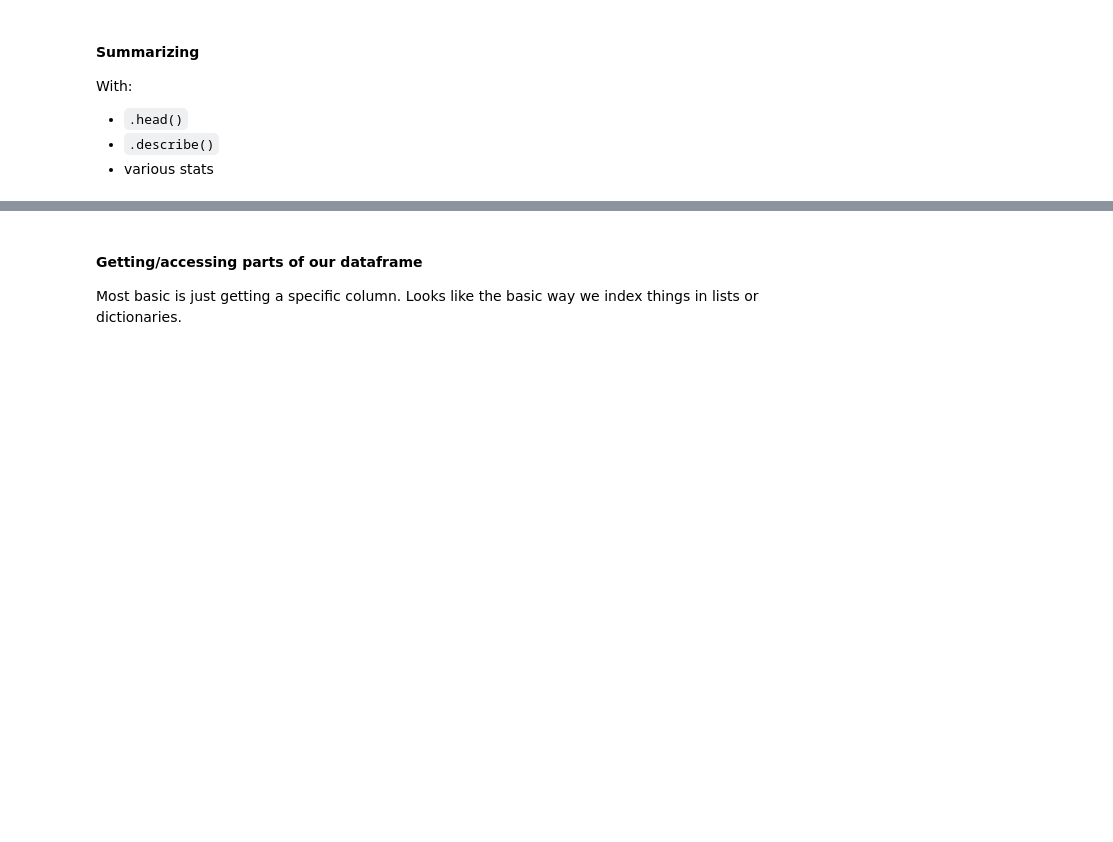
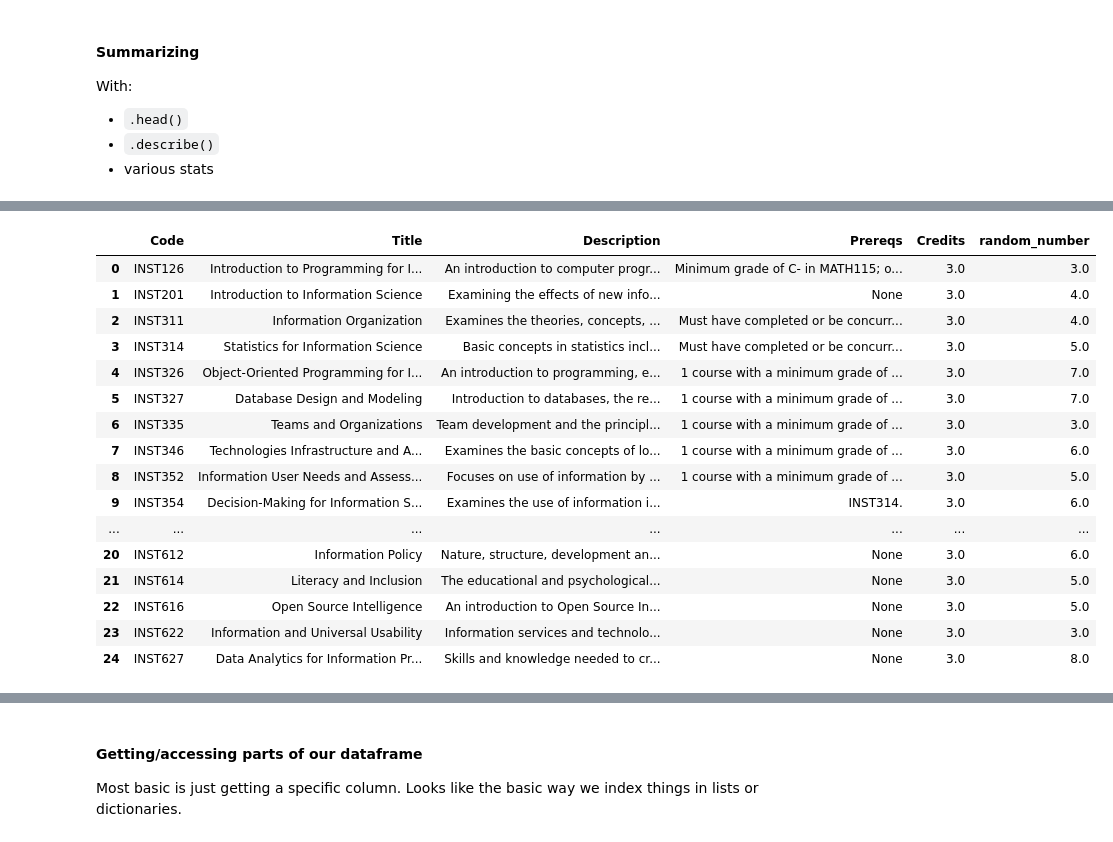
Before and after one commit to joelchan/inst126-intro-programming-notes, a Jupyter notebook: _sources/10_Pandas-1.ipynb, the cells around one changed output, grey strips where cells are left out. Saved outputs shown, nothing was run; the diff lists cells and outputs as text; code cells hidden in the pictures; blank space fills up the shorter version.

```diff
--- a/_sources/10_Pandas-1.ipynb
+++ b/_sources/10_Pandas-1.ipynb
@@ -155,5 +261,5 @@ csv stands for comma-separated-values
 
 commonly used because it's *plain-text*, technically. this means any program that can read a string can read this file. and have it be meaningful. not so with excel files!
 # %%
-df = pd.read_csv(fpath) # needs a path to a csv file
-df
+courses = pd.read_csv("INST courses.csv") # needs a path to a csv file
+courses
@@ -179,4 +321,23 @@ df.head(10) # show the top 10
 # %%
 import random # importing a library! :) to generate random numbers
-df['random_number'] = [c + random.randint(0,5) for c in df['Credits']]
+courses['random_number'] = [c + random.randint(0,5) for c in courses['Credits']]
+courses.head(25)
+# %% [output]
+|  | Code | Title | Description | Prereqs | Credits | random_number |
+| 0 | INST126 | Introduction to Programming for I... | An introduction to computer progr... | Minimum grade of C- in MATH115; o... | 3.0 | 3.0 |
+| 1 | INST201 | Introduction to Information Science | Examining the effects of new info... | None | 3.0 | 4.0 |
+| 2 | INST311 | Information Organization | Examines the theories, concepts, ... | Must have completed or be concurr... | 3.0 | 4.0 |
+| 3 | INST314 | Statistics for Information Science | Basic concepts in statistics incl... | Must have completed or be concurr... | 3.0 | 5.0 |
+| 4 | INST326 | Object-Oriented Programming for I... | An introduction to programming, e... | 1 course with a minimum grade of ... | 3.0 | 7.0 |
+| 5 | INST327 | Database Design and Modeling | Introduction to databases, the re... | 1 course with a minimum grade of ... | 3.0 | 7.0 |
+| 6 | INST335 | Teams and Organizations | Team development and the principl... | 1 course with a minimum grade of ... | 3.0 | 3.0 |
+| 7 | INST346 | Technologies Infrastructure and A... | Examines the basic concepts of lo... | 1 course with a minimum grade of ... | 3.0 | 6.0 |
+| 8 | INST352 | Information User Needs and Assess... | Focuses on use of information by ... | 1 course with a minimum grade of ... | 3.0 | 5.0 |
+| 9 | INST354 | Decision-Making for Information S... | Examines the use of information i... | INST314. | 3.0 | 6.0 |
+| ... | ... | ... | ... | ... | ... | ... |
+| 20 | INST612 | Information Policy | Nature, structure, development an... | None | 3.0 | 6.0 |
+| 21 | INST614 | Literacy and Inclusion | The educational and psychological... | None | 3.0 | 5.0 |
+| 22 | INST616 | Open Source Intelligence | An introduction to Open Source In... | None | 3.0 | 5.0 |
+| 23 | INST622 | Information and Universal Usability | Information services and technolo... | None | 3.0 | 3.0 |
+| 24 | INST627 | Data Analytics for Information Pr... | Skills and knowledge needed to cr... | None | 3.0 | 8.0 |
 # %%
```
Also changed, not shown: parts of 48 cells of this notebook, 8 other files.
